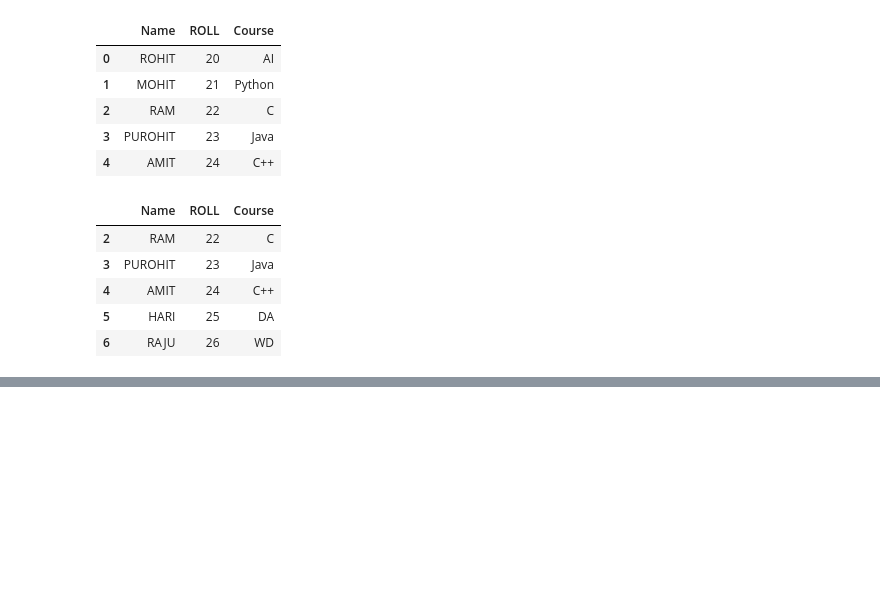
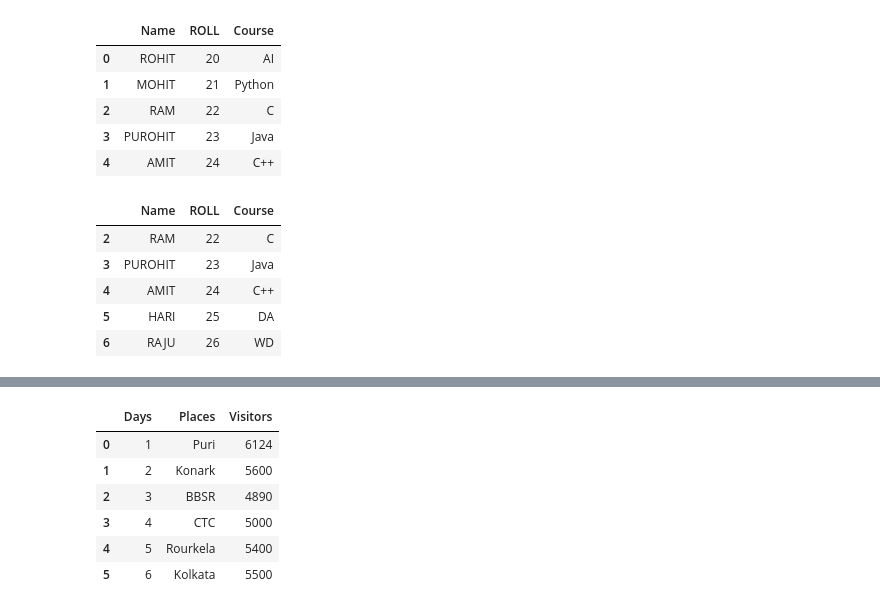
Before and after one commit to HanadIsmail/cttc-ai-ml-training, a Jupyter notebook: week1/Pandas/Pandas_notes.ipynb, the cells around one changed output, grey strips where cells are left out. Cells and saved outputs as stored; diff of their text form; code cells hidden in the pictures; blank space fills up the shorter version.

```diff
--- a/week1/Pandas/Pandas_notes.ipynb
+++ b/week1/Pandas/Pandas_notes.ipynb
@@ -187,0 +236,14 @@ df.tail()
+# %%
+df = pd.DataFrame({
+     'Days' : [1,2,3,4,5,6],
+     'Places':['Puri', 'Konark','BBSR','CTC', 'Rourkela', 'Kolkata'],
+      'Visitors' : [6124,5600,4890,5000,5400,5500]})
+df
+# %% [output]
+|  | Days | Places | Visitors |
+| 0 | 1 | Puri | 6124 |
+| 1 | 2 | Konark | 5600 |
+| 2 | 3 | BBSR | 4890 |
+| 3 | 4 | CTC | 5000 |
+| 4 | 5 | Rourkela | 5400 |
+| 5 | 6 | Kolkata | 5500 |
```
Also changed, not shown: parts of 22 cells of this notebook, 2 other files.
